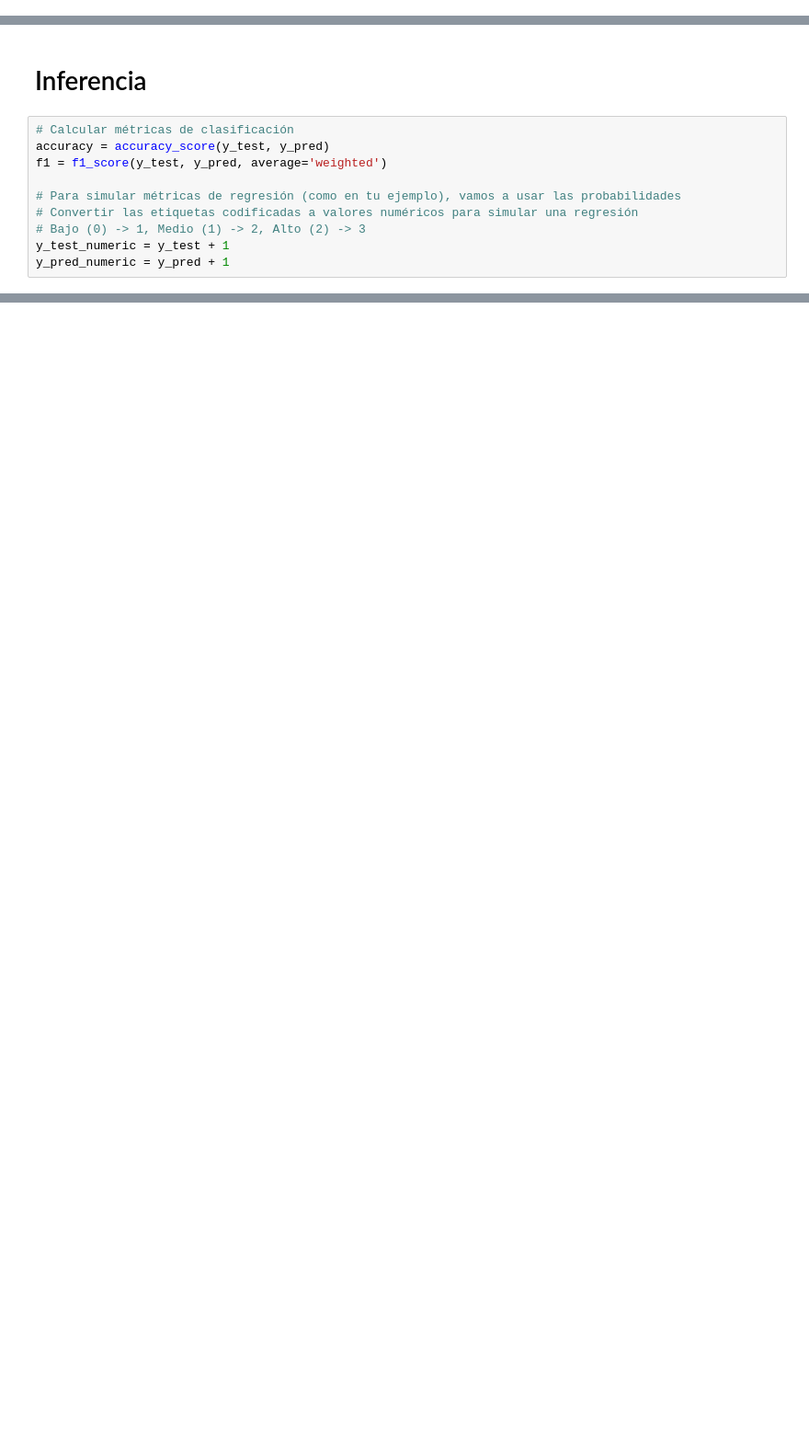
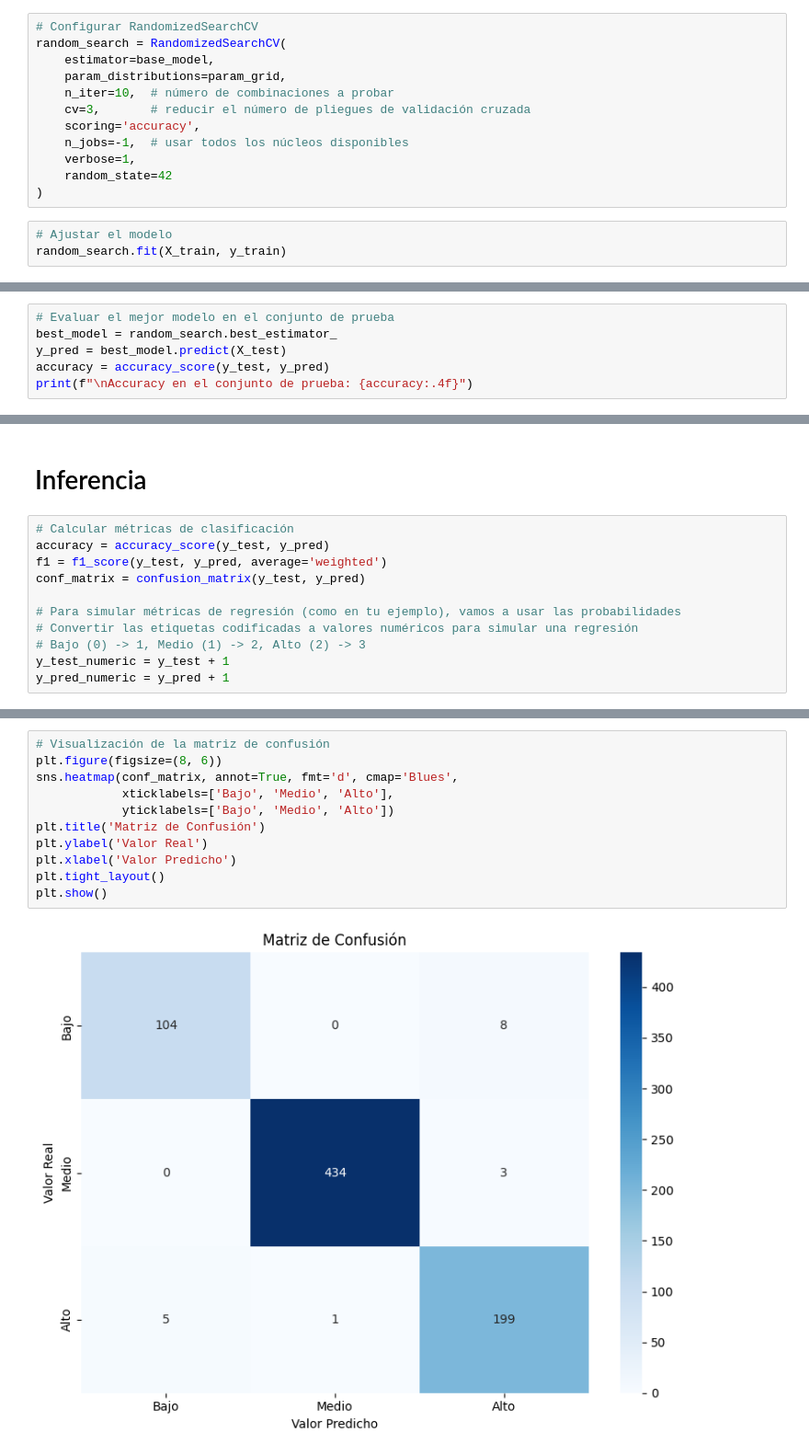
Before and after one commit to andreszaragoza/ML, a Jupyter notebook: notebooks/Procesado_cla_gradient.ipynb, the cells around one changed output, grey strips where cells are left out. Shown at 92% size. Saved outputs shown, nothing was run; the diff lists cells and outputs as text; blank space fills up the shorter version.

```diff
--- a/notebooks/Procesado_cla_gradient.ipynb
+++ b/notebooks/Procesado_cla_gradient.ipynb
@@ -610,0 +920,15 @@ Mean CV Score: 0.6824 ± 0.1207
+# %%
+# Configurar RandomizedSearchCV
+random_search = RandomizedSearchCV(
+    estimator=base_model,
+    param_distributions=param_grid,
+    n_iter=10,  # número de combinaciones a probar
+    cv=3,       # reducir el número de pliegues de validación cruzada
+    scoring='accuracy',
+    n_jobs=-1,  # usar todos los núcleos disponibles
+    verbose=1,
+    random_state=42
+)
+# %%
+# Ajustar el modelo
+random_search.fit(X_train, y_train)
@@ -610,0 +972,6 @@ Mean CV Score: 0.6824 ± 0.1207
+# %%
+# Evaluar el mejor modelo en el conjunto de prueba
+best_model = random_search.best_estimator_
+y_pred = best_model.predict(X_test)
+accuracy = accuracy_score(y_test, y_pred)
+print(f"\nAccuracy en el conjunto de prueba: {accuracy:.4f}")
@@ -614,6 +998,7 @@ Mean CV Score: 0.6824 ± 0.1207
 # Calcular métricas de clasificación
 accuracy = accuracy_score(y_test, y_pred)
 f1 = f1_score(y_test, y_pred, average='weighted')
+conf_matrix = confusion_matrix(y_test, y_pred)
 
 # Para simular métricas de regresión (como en tu ejemplo), vamos a usar las probabilidades
 # Convertir las etiquetas codificadas a valores numéricos para simular una regresión
@@ -642,3 +1056,16 @@ R²: 0.5811
+# %%
+# Visualización de la matriz de confusión
+plt.figure(figsize=(8, 6))
+sns.heatmap(conf_matrix, annot=True, fmt='d', cmap='Blues',
+            xticklabels=['Bajo', 'Medio', 'Alto'],
+            yticklabels=['Bajo', 'Medio', 'Alto'])
+plt.title('Matriz de Confusión')
+plt.ylabel('Valor Real')
+plt.xlabel('Valor Predicho')
+plt.tight_layout()
+plt.show()
+# %% [output]
+[figure, added]
 # %%
 # 1. Visualizar predicciones vs valores reales (adaptado para clasificación)
 plt.figure(figsize=(10, 8))
```
Also changed, not shown: parts of 46 cells of this notebook.
